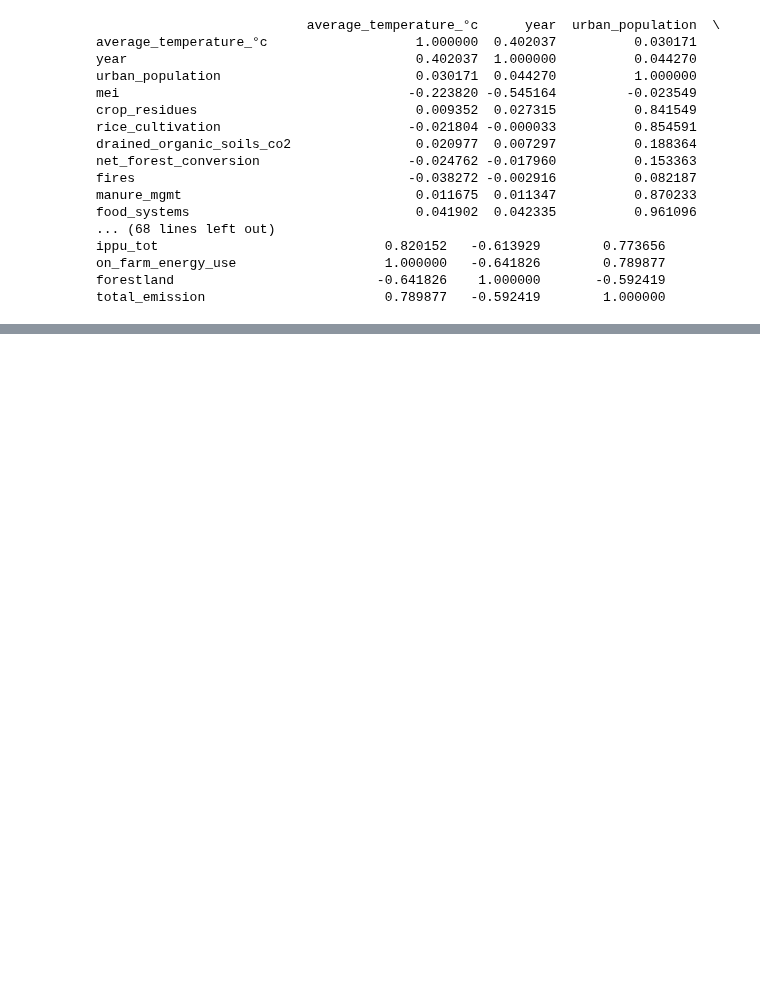
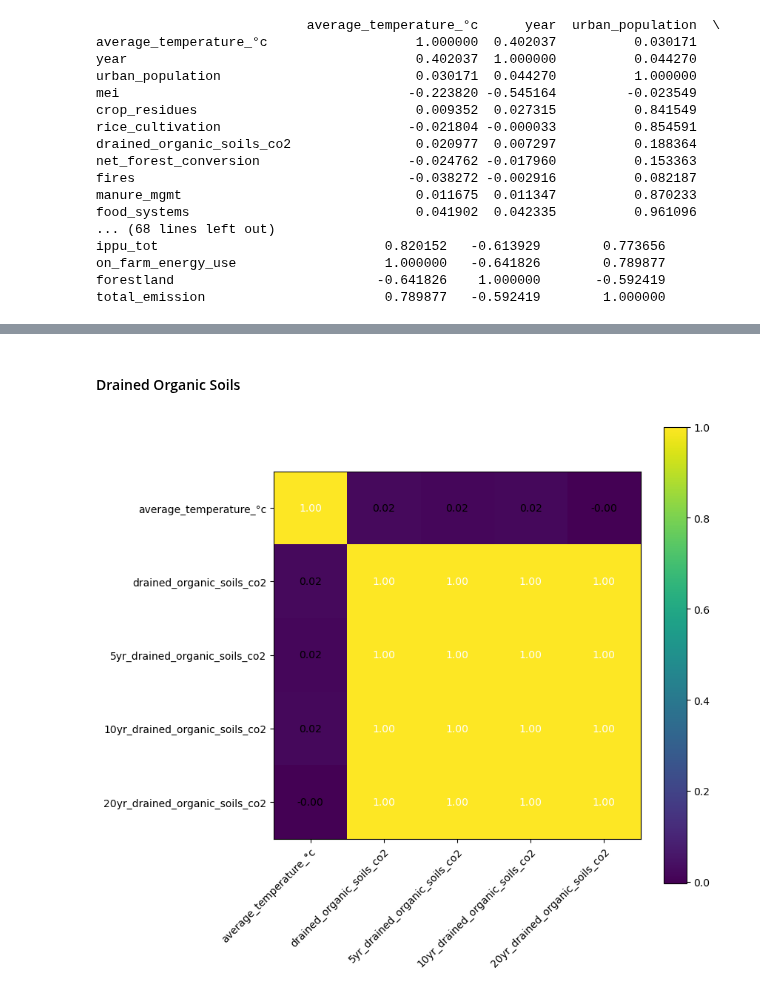
Before and after one commit to fayesimone/agriculture_emissions_prediction, a Jupyter notebook: EDA.ipynb, the cells around one changed output, grey strips where cells are left out. Cells and saved outputs as stored; diff of their text form; code cells hidden in the pictures; blank space fills up the shorter version.

```diff
--- a/EDA.ipynb
+++ b/EDA.ipynb
@@ -80,0 +140,14 @@ total_emission                       0.789877   -0.592419        1.000000
+# %% [markdown]
+#### Drained Organic Soils
+# %%
+cols = ['average_temperature_°c','drained_organic_soils_co2','5yr_drained_organic_soils_co2', '10yr_drained_organic_soils_co2', '20yr_drained_organic_soils_co2']
+
+cm = train[cols].corr().values
+hm = heatmap(
+    cm,
+    row_names=cols,
+    column_names=cols,
+    figsize=(8, 8)
+)
+# %% [output]
+[figure, added]
```
Also changed, not shown: parts of 24 cells of this notebook, 1 other file.
